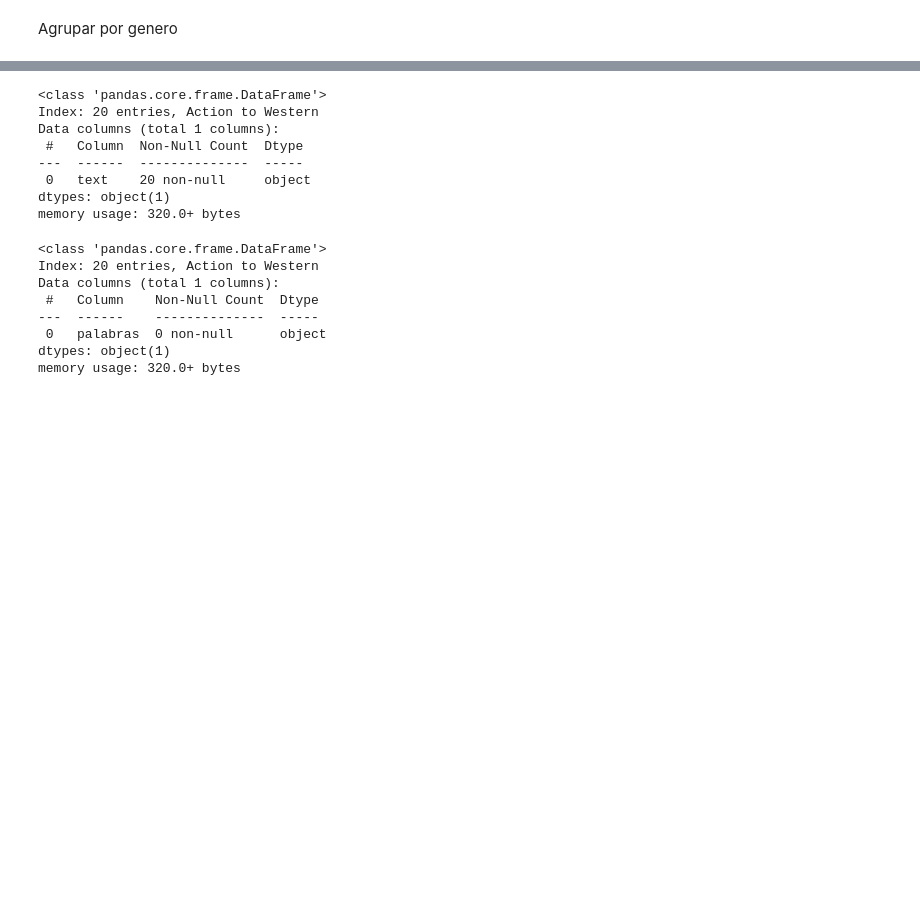
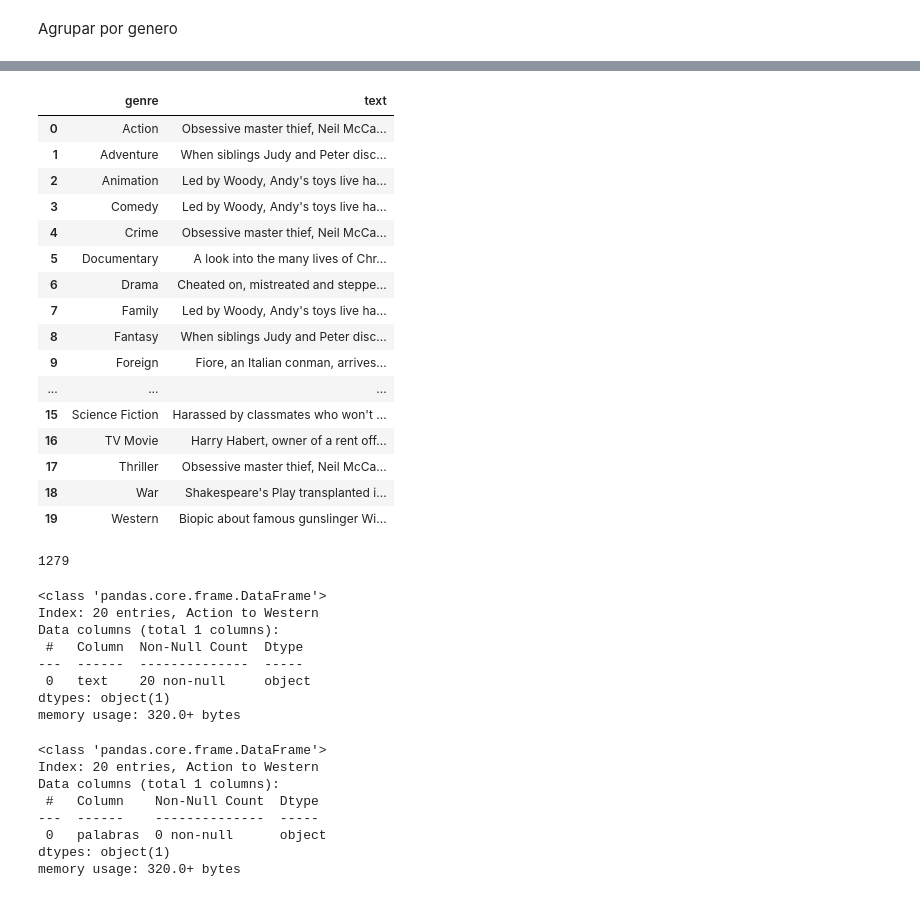
Before and after one commit to FranciscoHugoLezik/Proyecto_Peliculas, a Jupyter notebook: notebooks/EDA.ipynb, the cells around one changed output, grey strips where cells are left out. Drawn from its saved outputs; the diff is of its cells as text; code cells hidden in the pictures; blank space fills up the shorter version.

```diff
--- a/notebooks/EDA.ipynb
+++ b/notebooks/EDA.ipynb
@@ -265,10 +236,10 @@ columnas_de_textos = (
         [
             'overview',
             'tagline',
-            'genre_name'
+            'genre'
             ]
         ]
-    )
+    .copy())
 
 columnas_de_textos.info()
 # %% [output]
@@ -356,0 +299,4 @@ memory usage: 452.0+ bytes
+# %%
+textos_por_genero = (
+    columnas_de_textos.drop(
+        columns=['overview', 'tagline']))
@@ -356,0 +315,4 @@ memory usage: 452.0+ bytes
+# %%
+textos_por_genero['genre'] = textos_por_genero['genre'].apply(ast.literal_eval)
+
+textos_por_genero = textos_por_genero.explode('genre')
@@ -357 +374,26 @@ memory usage: 452.0+ bytes
+# %%
+generos
+# %% [output]
+|  | genre | text |
+| 0 | Action | Obsessive master thief, Neil McCa... |
+| 1 | Adventure | When siblings Judy and Peter disc... |
+| 2 | Animation | Led by Woody, Andy's toys live ha... |
+| 3 | Comedy | Led by Woody, Andy's toys live ha... |
+| 4 | Crime | Obsessive master thief, Neil McCa... |
+| 5 | Documentary | A look into the many lives of Chr... |
+| 6 | Drama | Cheated on, mistreated and steppe... |
+| 7 | Family | Led by Woody, Andy's toys live ha... |
+| 8 | Fantasy | When siblings Judy and Peter disc... |
+| 9 | Foreign | Fiore, an Italian conman, arrives... |
+| ... | ... | ... |
+| 15 | Science Fiction | Harassed by classmates who won't ... |
+| 16 | TV Movie | Harry Habert, owner of a rent off... |
+| 17 | Thriller | Obsessive master thief, Neil McCa... |
+| 18 | War | Shakespeare's Play transplanted i... |
+| 19 | Western | Biopic about famous gunslinger Wi... |
+# %%
+del textos_por_genero
+gc.collect()
+# %% [output]
+1279
 # %%
```
Also changed, not shown: parts of 42 cells of this notebook.
